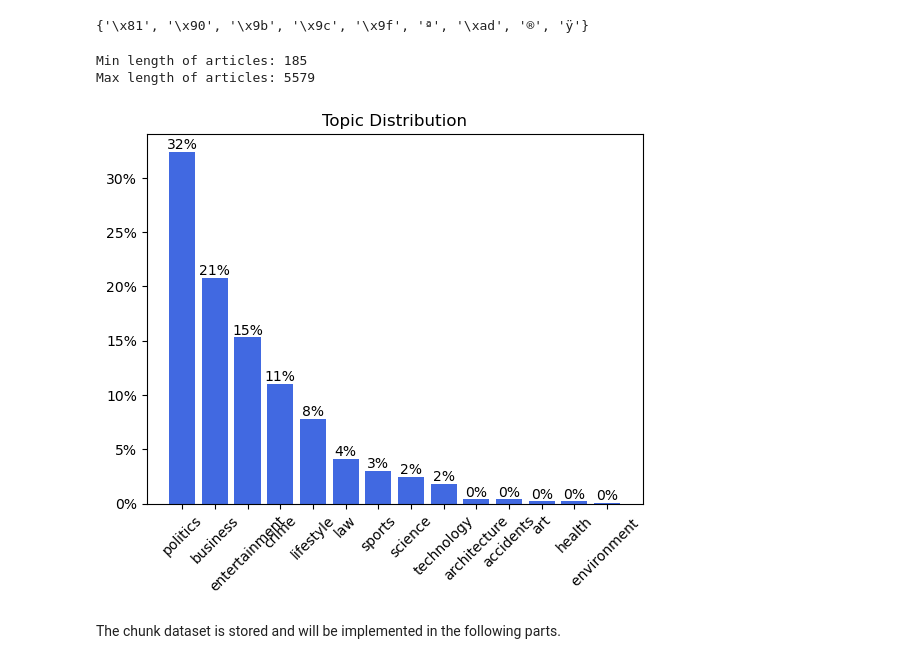
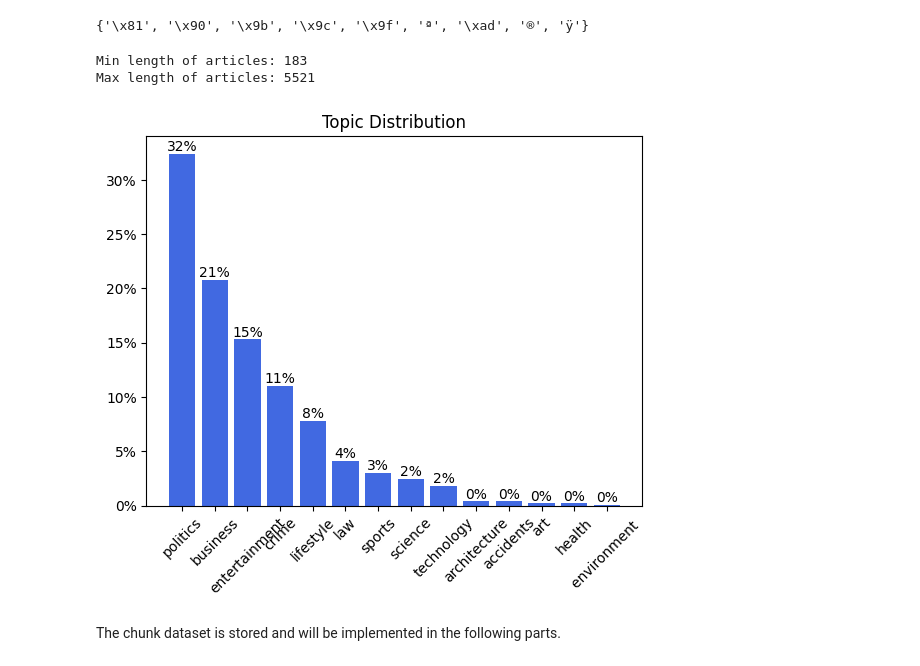
Before and after one commit to robinviltoriano/NLP_Assignment_2, a Jupyter notebook: final.ipynb, the cells around one changed output. Cells and saved outputs as stored; diff of their text form; code cells hidden in the pictures.

```diff
--- a/final.ipynb
+++ b/final.ipynb
@@ -122,47 +122,48 @@ def clean_text(text):
 data_no_dup['article'] = data_no_dup['article'].apply(lambda x: clean_text(x))
 # %%
 # Check length of documents
+data_no_dup['len_article'] = data_no_dup['article'].apply(lambda x: len(x.split()))
 min_len = data_no_dup['len_article'].min()
 max_len = data_no_dup['len_article'].max()
 print('Min length of articles:', min_len)
 print('Max length of articles:', max_len)
 # %% [output]
-Min length of articles: 185
-Max length of articles: 5579
+Min length of articles: 183
+Max length of articles: 5521
 # %%
 # Show topic distribution
 df_topic_dist = df.topic.value_counts(normalize=True).reset_index()
 
 # Create the plot
 fig, ax = plt.subplots()
-ax.bar(df_topic_dist.index,df_topic_dist.topic, color='royalblue')
-ax.set_xticks(df_topic_dist.index, df_topic_dist['index'], rotation=45)
+ax.bar(df_topic_dist.topic,df_topic_dist.proportion, color='royalblue')
+ax.set_xticks(df_topic_dist.index, df_topic_dist['topic'], rotation=45)
 
-for i, v in enumerate(df_topic_dist.topic):
+for i, v in enumerate(df_topic_dist.proportion):
     plt.text(i, v, str(int(round(v*100,0)))+'%', ha='center', va='bottom')
 
 # Define the percentage formatter function
 def percentage_formatter(x, pos):
     """
     Formats a number as a percentage string.
 
     Parameters:
         - x (float): The number to be formatted as a percentage.
         - pos (int): The position of the tick on the axis (not used in this function).
 
     Returns:
         - str: The formatted percentage string.
     """
     return f'{x*100:.0f}%'
 
 # Apply the formatter to the y-axis ticks
 ax.yaxis.set_major_formatter(mtick.FuncFormatter(percentage_formatter))
 plt.title('Topic Distribution')
 
 # Show the plot
 plt.show()
 # %% [output]
-[figure, old version]
+[figure, new version]
 # %%
 # Create chunking function
 def chunk_text(data_index, data_text, chunk_size, chunk_overlap):
```
Also changed, not shown: parts of 31 cells of this notebook, 4 other files.
